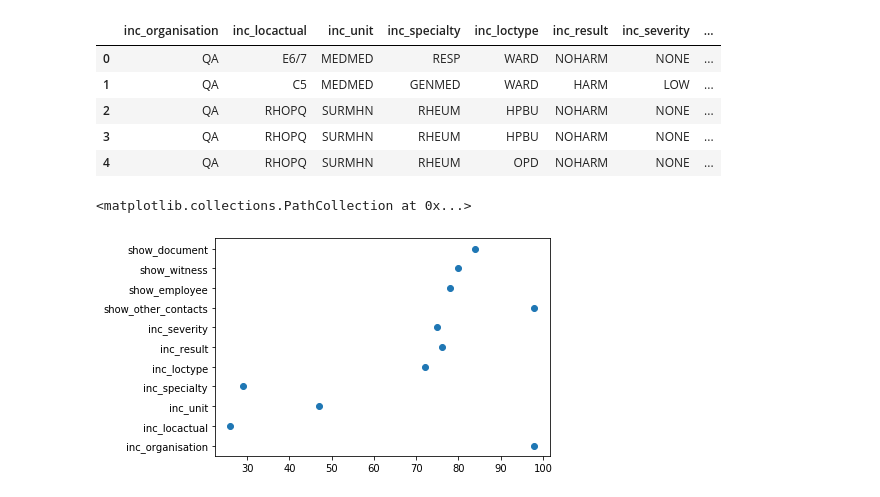
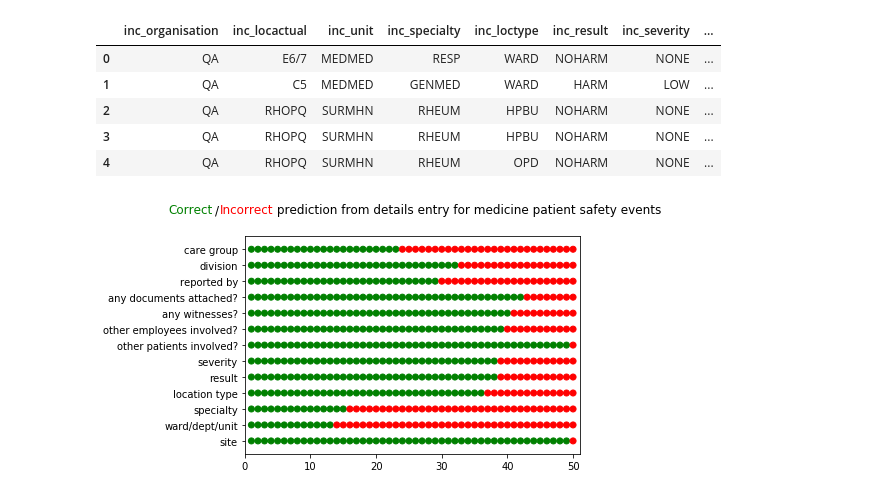
Before and after one commit to meevans1/PortsmouthHospitalTrust, a Jupyter notebook: nlp_of_patient_medicine_safety_events_at_QA/naive_bayes_of_patient_medicine_safety_events_at_QA.ipynb, the cells around one changed output. Drawn from its saved outputs; the diff is of its cells as text; code cells hidden in the pictures.

Commit message:
dot matrix chart for naive bayes

```diff
--- a/nlp_of_patient_medicine_safety_events_at_QA/naive_bayes_of_patient_medicine_safety_events_at_QA.ipynb
+++ b/nlp_of_patient_medicine_safety_events_at_QA/naive_bayes_of_patient_medicine_safety_events_at_QA.ipynb
@@ -22,7 +19,7 @@ sql_conn = pyodbc.connect('DRIVER={SQL Server};'
                             'SERVER=L_AAGDATIX;'
                             'DATABASE=DatixCRM;'
                             'Trusted_Connection=yes')
-query = "set transaction isolation level read uncommitted select inc_organisation,inc_locactual,inc_unit,inc_specialty,inc_loctype,inc_result,inc_severity,show_other_contacts,show_employee,show_witness,show_document,inc_notes from DatixCRM.dbo.incidents_main where inc_type='PAT' and inc_category='MEDIC'"
+query = "set transaction isolation level read uncommitted select inc_organisation,inc_locactual,inc_unit,inc_specialty,inc_loctype,inc_result,inc_severity,show_other_contacts,show_employee,show_witness,show_document,inc_reportedby,inc_notes from DatixCRM.dbo.incidents_main where inc_type='PAT' and inc_category='MEDIC'"
 df = pd.read_sql(query, sql_conn)
 df.head()
 # %% [output]
@@ -32,6 +29,10 @@ df.head()
 | 2 | QA | RHOPQ | SURMHN | RHEUM | HPBU | NOHARM | NONE | ... |
 | 3 | QA | RHOPQ | SURMHN | RHEUM | HPBU | NOHARM | NONE | ... |
 | 4 | QA | RHOPQ | SURMHN | RHEUM | OPD | NOHARM | NONE | ... |
+# %%
+df['division'] = df['inc_unit'].str[:3]
+df['care group'] = df['inc_unit'].str[3:6]
+df = df.drop('inc_unit',axis=1)
 # %%
 labels = list(df.columns.values)
 labels.remove('inc_notes')
@@ -90,11 +91,29 @@ for column in labels:
     nb_classifier.fit(count_train, y_train)
     pred = nb_classifier.predict(count_test)
     accuracies.append(100*metrics.accuracy_score(y_test,pred))
-# %%
-rounded_accuracies = [int(round(accuracy)) for accuracy in accuracies]
-n_labels = len(labels)
-#plt.bar(labels,rounded_accuracies);
-plt.scatter(x=rounded_accuracies,y=labels)
-# %% [output]
-<matplotlib.collections.PathCollection at 0x...>
-[figure, removed]
+# %%
+from50 = [int(round(accuracy/2)) for accuracy in accuracies]
+n_labels = len(labels)
+colors = [['green' if from50[j]>i else 'red' for j in range(len(labels))] for i in range(50)]
+labels = [label.replace('inc_organisation','site') for label in labels]
+labels = [label.replace('inc_locactual','ward/dept/unit') for label in labels]
+labels = [label.replace('inc_unit','division & care group') for label in labels]
+labels = [label.replace('inc_specialty','specialty') for label in labels]
+labels = [label.replace('inc_loctype','location type') for label in labels]
+labels = [label.replace('inc_result','result') for label in labels]
+labels = [label.replace('inc_severity','severity') for label in labels]
+labels = [label.replace('inc_reportedby','reported by') for label in labels]
+labels = [label.replace('show_other_contacts','other patients involved?') for label in labels]
+labels = [label.replace('show_employee','other employees involved?') for label in labels]
+labels = [label.replace('show_witness','any witnesses?') for label in labels]
+labels = [label.replace('show_document','any documents attached?') for label in labels]
+for i in range(50):
+    plt.scatter(x=np.ones(len(labels))*(i+1),y=labels,color=colors[i])
+plt.xlim((0,51));
+fig1 = plt.figure(1)
+fig1.text(0, 0.95, "Correct", ha="center", va="bottom", size="large", color="green");
+fig1.text(0.06, 0.95, "/", ha="center", va="bottom", size="large");
+fig1.text(0.13,0.95,"Incorrect", ha="center", va="bottom", size="large", color="red");
+fig1.text(0.19, 0.95, " prediction from details entry for medicine patient safety events", va="bottom", size="large");
+# %% [output]
+[figure, added]
```
Also changed, not shown: parts of 1 cell of this notebook.
